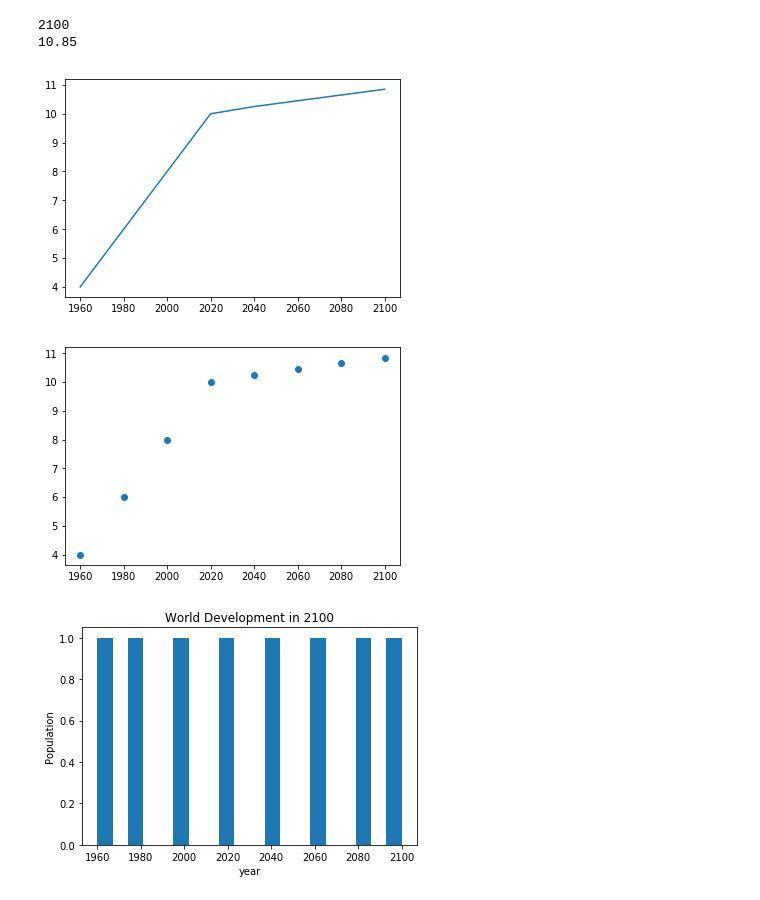
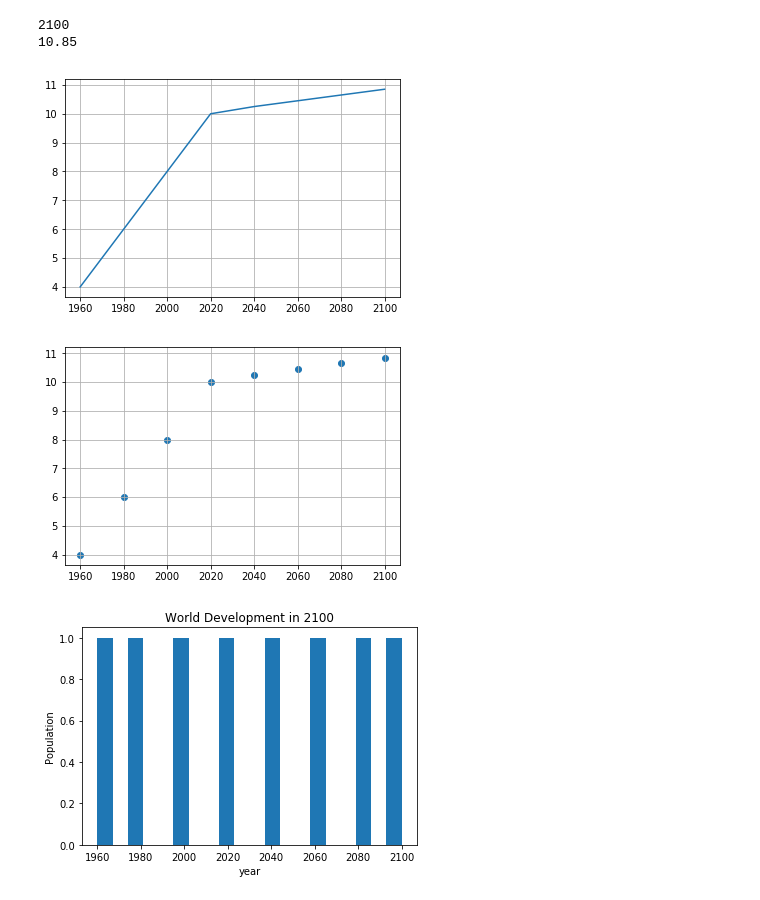
Before and after one commit to sauravjaiswalsj/DataScience-basics-basics, a Jupyter notebook: Graph.ipynb, the cells around one changed output. Saved outputs shown, nothing was run; the diff lists cells and outputs as text; code cells hidden in the pictures.

```diff
--- a/Graph.ipynb
+++ b/Graph.ipynb
@@ -6,15 +6,17 @@ pop=[4,6,8,10,10.25,10.45,10.65,10.85]
 # %%
 print(year[-1])
 print(pop[-1])
 pyp.plot(year,pop)
+pyp.grid()
 pyp.show()
 # %% [output]
 2100
 10.85
-[figure, old version]
+[figure, new version]
 # %%
 pyp.scatter(year,pop)
+pyp.grid()
 pyp.show()
 # %% [output]
-[figure, old version]
+[figure, new version]
 # %%
```
Also changed, not shown: parts of 2 cells of this notebook.
